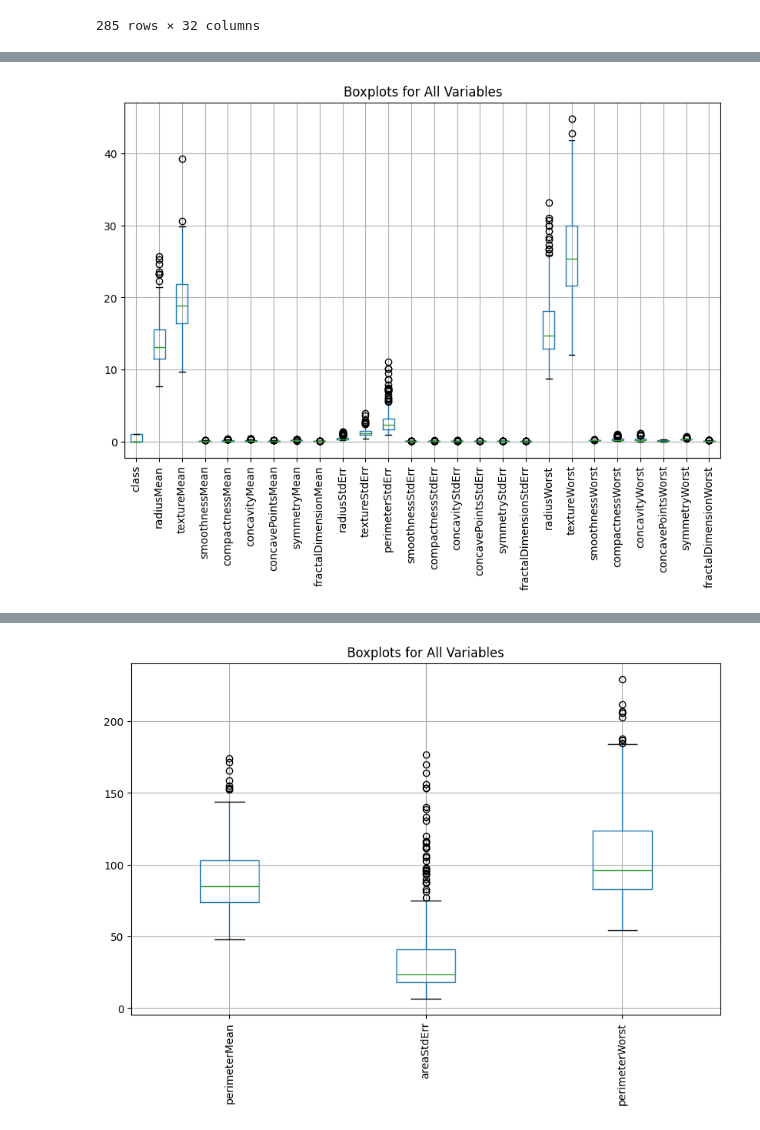
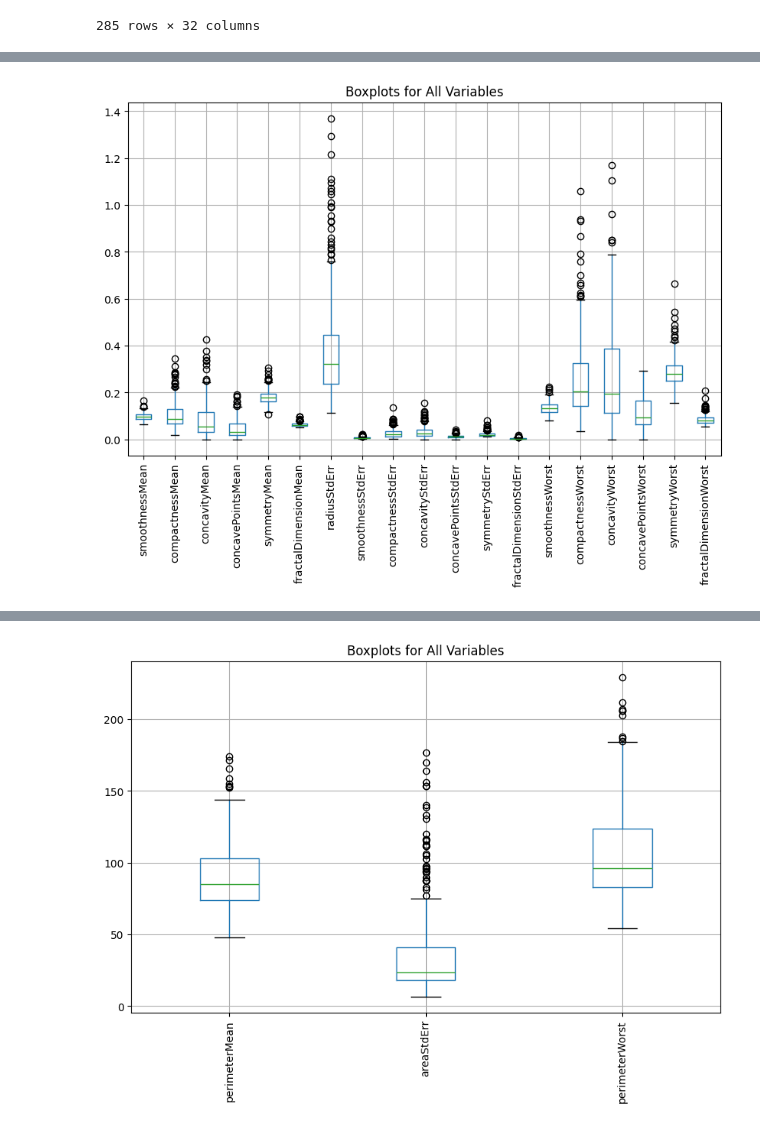
Before and after one commit to lebe1/MachineLearningCourse, a Jupyter notebook: Exercise1/data/explore_breast_cancer.ipynb, the cells around one changed output, grey strips where cells are left out. Drawn from its saved outputs; the diff is of its cells as text; code cells hidden in the pictures.

Commit message:
Added first models and first output file for breast cancer

```diff
--- a/Exercise1/data/explore_breast_cancer.ipynb
+++ b/Exercise1/data/explore_breast_cancer.ipynb
@@ -147,6 +172,8 @@ breast_cancer
 | 283 | 8910499 | 0 | 13.59 | 21.84 | 87.16 | 561.0 | 0.07956 | 0.08259 | ... |
 | 284 | 877501 | 0 | 12.23 | 19.56 | 78.54 | 461.0 | 0.09586 | 0.08087 | ... |
 285 rows × 32 columns
+# %%
+breast_cancer.set_index('ID', inplace=True)
 # %%
 correlation = breast_cancer.corr()
 plt.figure(figsize=(25,25))
@@ -157,7 +194,13 @@ sns.heatmap(correlation, annot=True, cmap='mako')
 # %%
-breast_cancer.drop(columns=['ID','areaMean', 'areaWorst','perimeterMean', 'areaStdErr', 'perimeterWorst']).boxplot(figsize=(10, 6))
+breast_cancer.drop(columns=['class',
+                            'areaMean',
+                            'areaWorst','perimeterMean',
+                            'areaStdErr', 'perimeterWorst',
+                            'radiusMean','textureMean',
+                            'radiusWorst', 'textureWorst',
+                            'perimeterStdErr', 'textureStdErr']).boxplot(figsize=(10, 6))
 plt.title("Boxplots for All Variables")
 plt.xticks(rotation=90)  # Rotate x-axis labels if needed
 plt.show()
 # %% [output]
-[figure, old version]
+[figure, new version]
```
Also changed, not shown: parts of 18 cells of this notebook, 1 other file.
